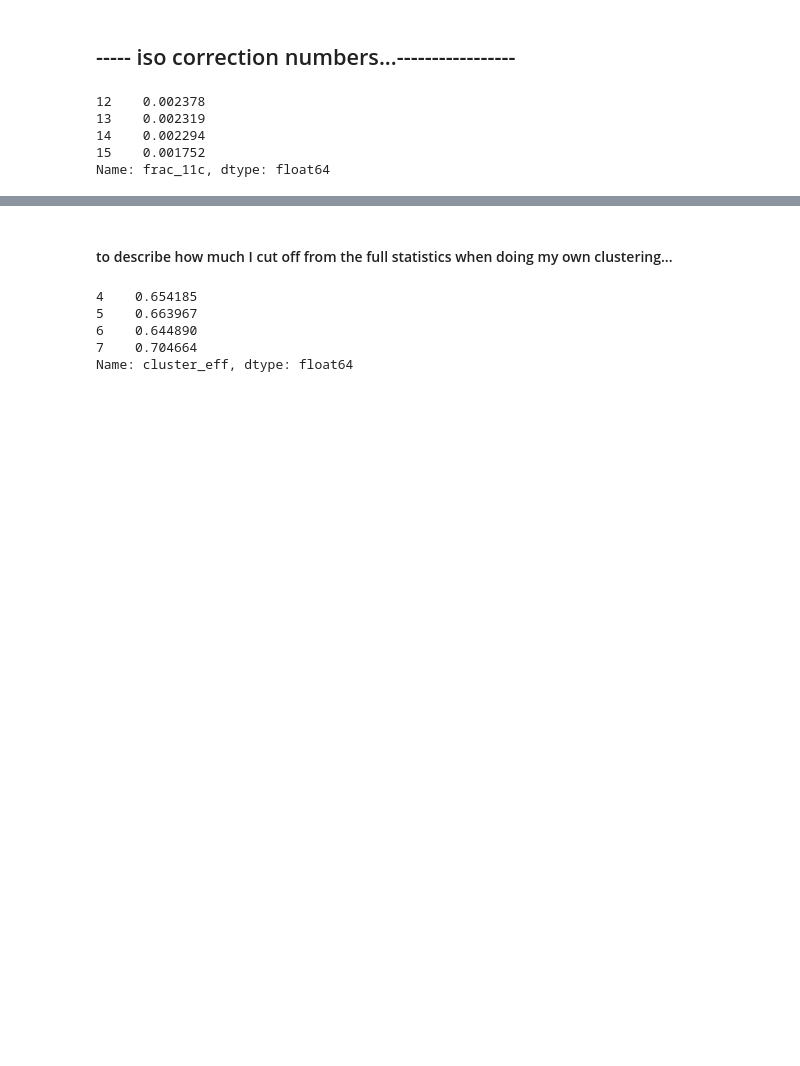
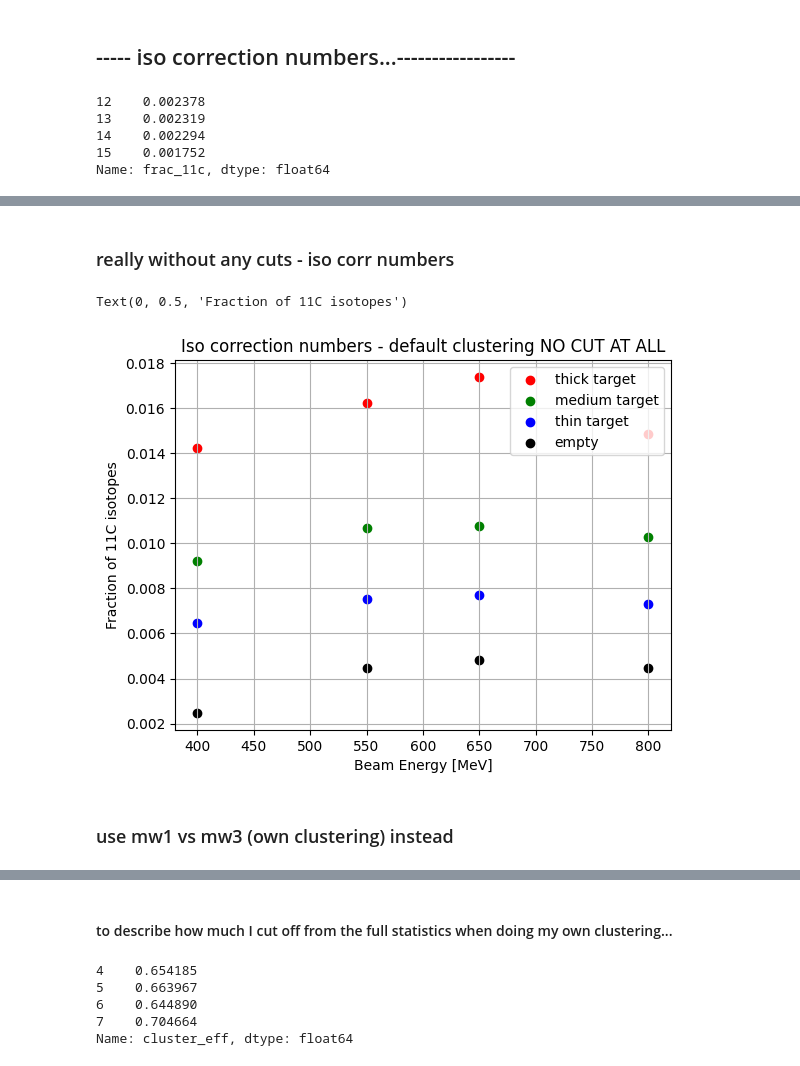
Before and after one commit to jenegger/r3bweek24_gsi, a Jupyter notebook: preliminary_charge_chaning_methods.ipynb, the cells around one changed output, grey strips where cells are left out. Cells and saved outputs as stored; diff of their text form; code cells hidden in the pictures; blank space fills up the shorter version.

```diff
--- a/preliminary_charge_chaning_methods.ipynb
+++ b/preliminary_charge_chaning_methods.ipynb
@@ -1087,6 +1089,9 @@ file_iso_corr_own_cluster = "carbon_ident_own_cluster.txt"
 df_iso_own = pd.read_csv(file_iso_corr_own_cluster,sep='\t',names=["datatype","targettype","RunID","energy","frac_11c","cluster_eff","survived_mw3"])
 file_iso_corr_default_cluster = "carbon_ident_default_cluster.txt"
 df_iso_default = pd.read_csv(file_iso_corr_default_cluster,sep='\t',names=["datatype","targettype","RunID","energy","frac_11c","cluster_eff","survived_mw3"])
+file_iso_no_cut = "indep_iso_corr_no_cut_at_all.txt"
+df_iso_no_cut = pd.read_csv(file_iso_no_cut,sep='\t',names=["datatype","targettype","RunID","energy","frac_11c","cluster_eff","survived_mw3"])
+
 
 iso_corr_2198 = df_iso_own.loc[(df_iso_own["targettype"] == "c_2198")]['frac_11c']
 iso_corr_1086 = df_iso_own.loc[(df_iso_own["targettype"] == "c_1086")]['frac_11c']
@@ -1142,0 +1148,25 @@ Text(0, 0.5, 'Fraction of 11C isotopes')
+# %% [markdown]
+### really without any cuts - iso corr numbers
+# %%
+iso_corr_2198_no_cut = df_iso_no_cut.loc[(df_iso_no_cut["targettype"] == "c_2198")]['frac_11c']
+iso_corr_1086_no_cut = df_iso_no_cut.loc[(df_iso_no_cut["targettype"] == "c_1086")]['frac_11c']
+iso_corr_54_no_cut = df_iso_no_cut.loc[(df_iso_no_cut["targettype"] == "c_54")]['frac_11c']
+iso_corr_empty_no_cut = df_iso_no_cut.loc[(df_iso_no_cut["targettype"] == "empty")]['frac_11c']
+# %%
+fig, ax = plt.subplots()
+#fig.tight_layout()
+
+ax.scatter(energy,iso_corr_2198_no_cut,label="thick target",color='red',marker="o")
+ax.scatter(energy,iso_corr_1086_no_cut,label="medium target",color='green',marker="o")
+ax.scatter(energy,iso_corr_54_no_cut,label="thin target",color='blue',marker="o")
+ax.scatter(energy,iso_corr_empty_no_cut,label="empty",color='black',marker="o")
+ax.legend()
+ax.grid()
+ax.set_title("Iso correction numbers - default clustering NO CUT AT ALL")
+ax.set_xlabel("Beam Energy [MeV]")
+ax.set_ylabel("Fraction of 11C isotopes")
+# %% [output]
+Text(0, 0.5, 'Fraction of 11C isotopes')
+[figure, added]
+# %% [markdown]
+### use mw1 vs mw3 (own clustering) instead
```
Also changed, not shown: parts of 28 cells of this notebook, 16 other files.
